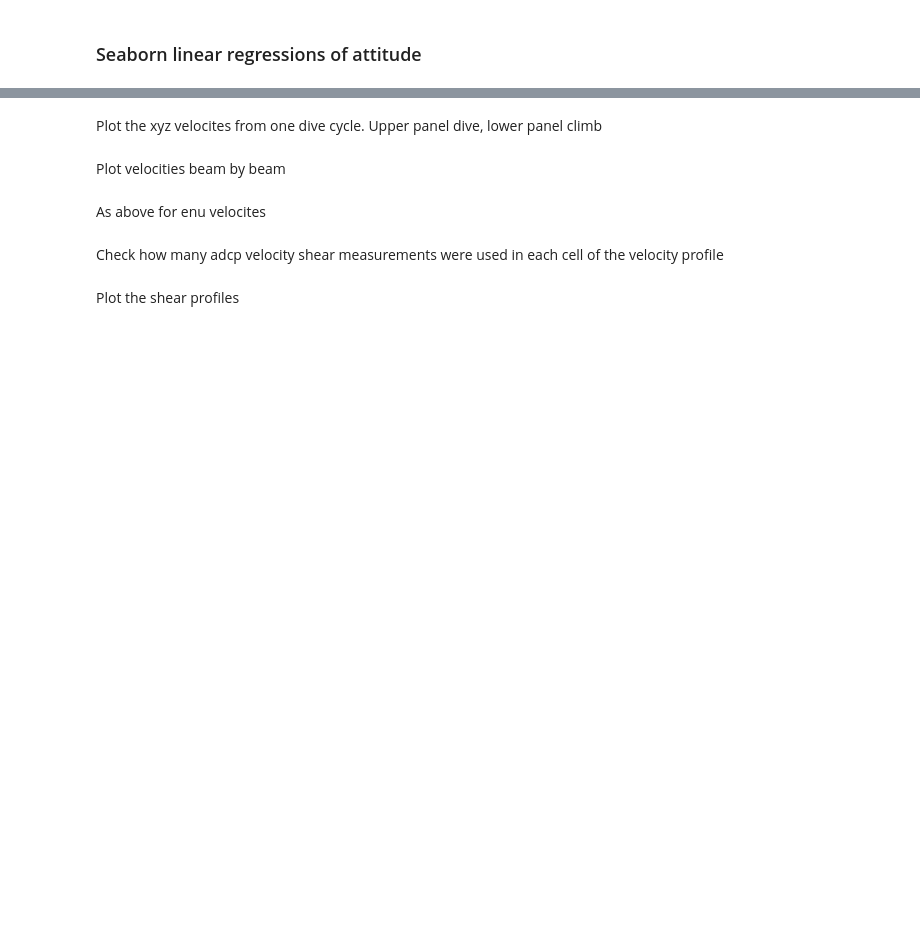
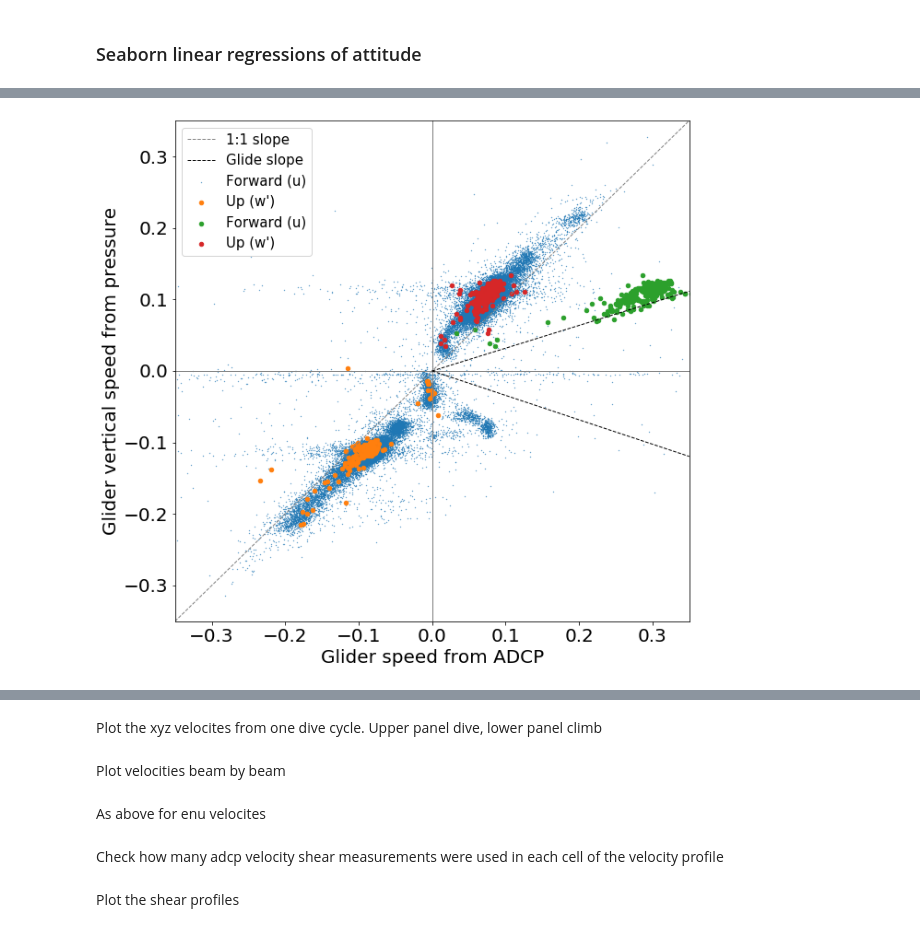
Before and after one commit to callumrollo/adcp-glider, a Jupyter notebook: notebooks/explore_data.ipynb, the cells around one changed output, grey strips where cells are left out. Drawn from its saved outputs; the diff is of its cells as text; code cells hidden in the pictures; blank space fills up the shorter version.

```diff
--- a/notebooks/explore_data.ipynb
+++ b/notebooks/explore_data.ipynb
@@ -339,0 +299,19 @@ savefig('all_speed_pressure')
+# %%
+lim=0.35
+fig, ax = plt.subplots(figsize=(10,10))
+ax.scatter(-adcp_df.w_prime, adcp_df.w_from_p, s=0.1, label='Forward (u)')
+ax.scatter(-edge_to_centre(des_df.vel_enu[:,0,2]), des_df.glider_w_from_p, s = 20, label="Up (w')")
+ax.scatter(-edge_to_centre(asc_df.vel_xyz[:,0,0]), asc_df.glider_w_from_p, s = 20, label='Forward (u)')
+ax.scatter(-edge_to_centre(asc_df.vel_enu[:,0,2]), asc_df.glider_w_from_p, s = 20, label="Up (w')")
+ax.axhline(0, color='gray')
+ax.axvline(0, color='gray')
+
+ax.plot([-lim, lim], [-lim, lim],linestyle='--', color='grey', label='1:1 slope')
+ax.plot([0, lim], [0, lim*np.sin(np.deg2rad(np.nanmean(asc_df.pitch)))],linestyle='--', color='k', label='Glide slope')
+ax.plot([ 0, lim], [0, lim*np.sin(np.deg2rad(np.nanmean(des_df.pitch)))],linestyle='--', color='k')
+
+ax.set(ylabel='Glider vertical speed from pressure', xlabel='Glider speed from ADCP', xlim=[-lim,lim], ylim=[-lim,lim])
+ax.legend()
+#savefig('ADCP_derived_velocity')
+# %% [output]
+[figure, added]
```
Also changed, not shown: parts of 39 cells of this notebook, 1 other file.
